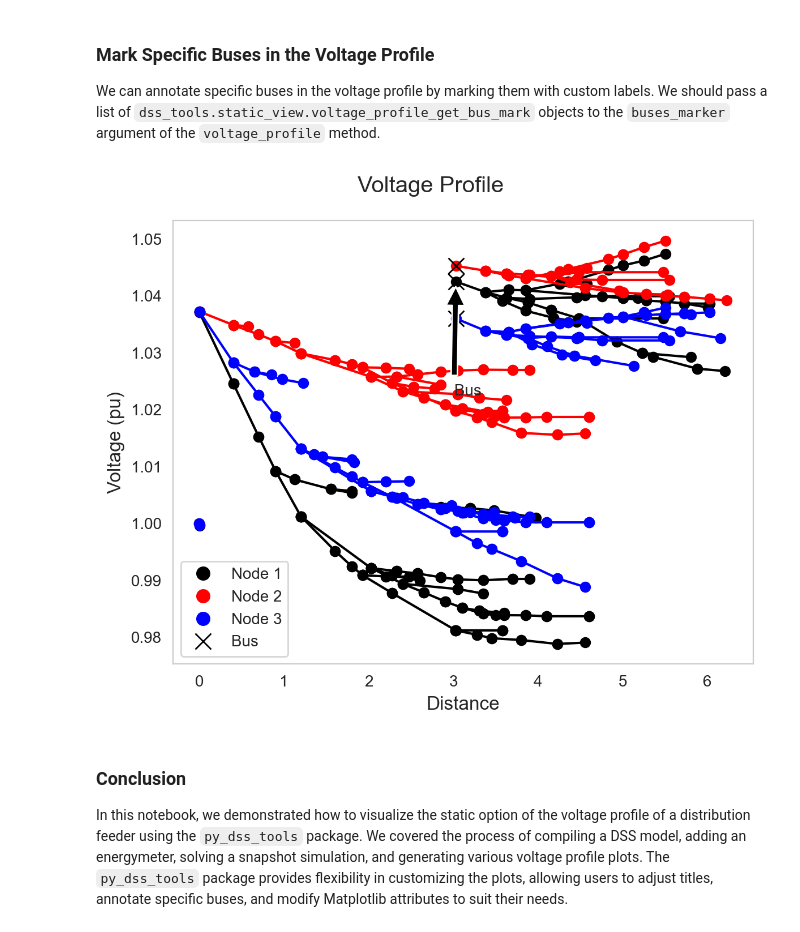
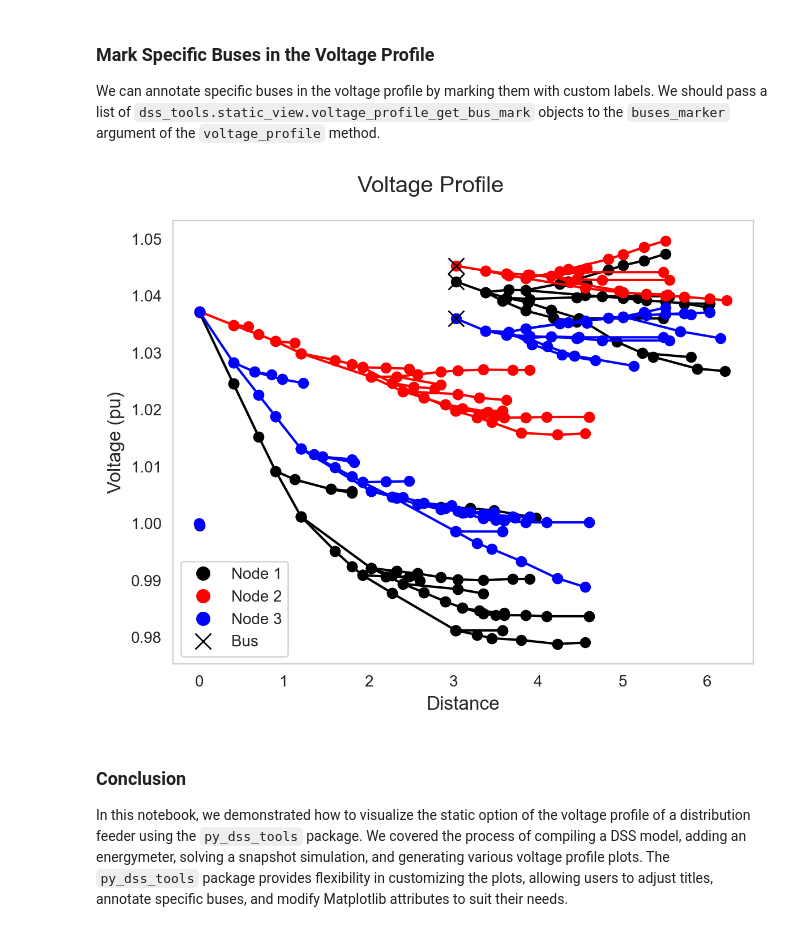
Before and after one commit to PauloRadatz/py-dss-tools, a Jupyter notebook: examples/dss_tools/voltage_profile_static_view.ipynb, the cells around one changed output. Saved outputs shown, nothing was run; the diff lists cells and outputs as text; code cells hidden in the pictures.

Commit message:
voltage profile without annotation

```diff
--- a/examples/dss_tools/voltage_profile_static_view.ipynb
+++ b/examples/dss_tools/voltage_profile_static_view.ipynb
@@ -59,11 +59,11 @@ dss_tools.static_view.voltage_profile()
 
 We can annotate specific buses in the voltage profile by marking them with custom labels. We should pass a list of `dss_tools.static_view.voltage_profile_get_bus_mark` objects to the `buses_marker` argument of the `voltage_profile` method.
 # %%
-buses_marker = [dss_tools.static_view.voltage_profile_get_bus_mark("160r", annotate=True, annotation_label="Bus", show_legend=True)]
+buses_marker = [dss_tools.static_view.voltage_profile_get_bus_mark("160r", marker_name="Bus", show_legend=True)]
 dss_tools.static_view.voltage_profile_plot_style.legend_loc = "best"
 dss_tools.static_view.voltage_profile(buses_marker=buses_marker)
 # %% [output]
-[figure, old version]
+[figure, new version]
 # %% [markdown]
 ### Conclusion
 
```
Also changed, not shown: 5 other files.
